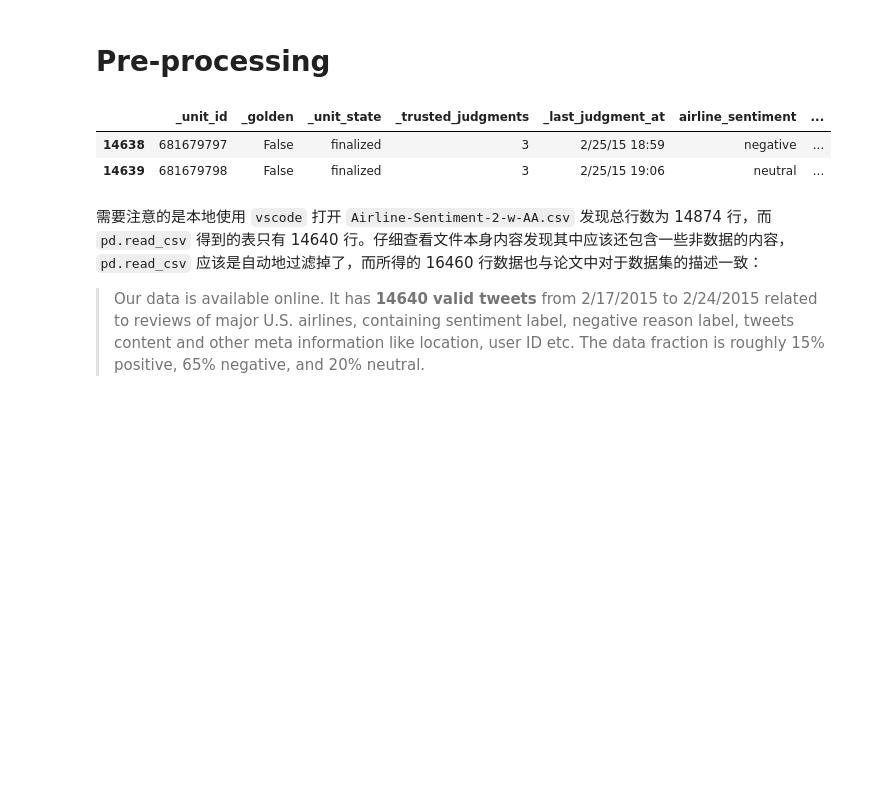
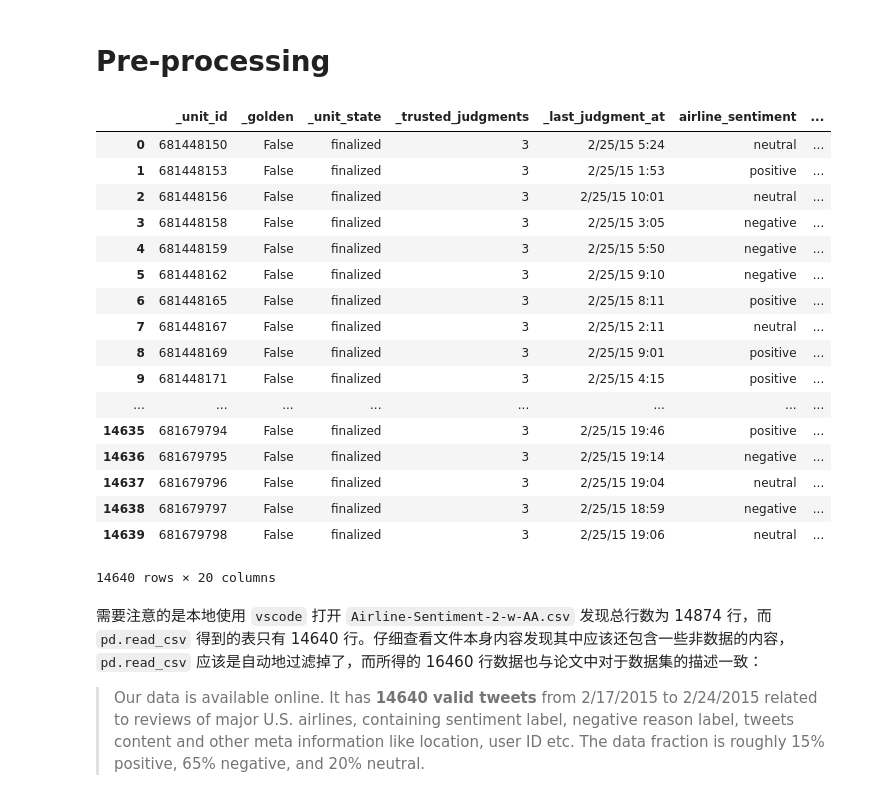
Before and after one commit to RQTN/2019-SYSU-DM, a Jupyter notebook: DM-Final/preprocess.ipynb, the cells around one changed output. Drawn from its saved outputs; the diff is of its cells as text; code cells hidden in the pictures; blank space fills up the shorter version.

```diff
--- a/DM-Final/preprocess.ipynb
+++ b/DM-Final/preprocess.ipynb
@@ -7,11 +7,26 @@ import pandas as pd
 file_path = './Airline-Sentiment-2-w-AA.csv'
 # %%
 all_data = pd.read_csv(file_path, encoding='iso-8859-2')
-all_data[-2:]
+all_data
 # %% [output]
 |  | _unit_id | _golden | _unit_state | _trusted_judgments | _last_judgment_at | airline_sentiment | ... |
+| 0 | 681448150 | False | finalized | 3 | 2/25/15 5:24 | neutral | ... |
+| 1 | 681448153 | False | finalized | 3 | 2/25/15 1:53 | positive | ... |
+| 2 | 681448156 | False | finalized | 3 | 2/25/15 10:01 | neutral | ... |
+| 3 | 681448158 | False | finalized | 3 | 2/25/15 3:05 | negative | ... |
+| 4 | 681448159 | False | finalized | 3 | 2/25/15 5:50 | negative | ... |
+| 5 | 681448162 | False | finalized | 3 | 2/25/15 9:10 | negative | ... |
+| 6 | 681448165 | False | finalized | 3 | 2/25/15 8:11 | positive | ... |
+| 7 | 681448167 | False | finalized | 3 | 2/25/15 2:11 | neutral | ... |
+| 8 | 681448169 | False | finalized | 3 | 2/25/15 9:01 | positive | ... |
+| 9 | 681448171 | False | finalized | 3 | 2/25/15 4:15 | positive | ... |
+| ... | ... | ... | ... | ... | ... | ... | ... |
+| 14635 | 681679794 | False | finalized | 3 | 2/25/15 19:46 | positive | ... |
+| 14636 | 681679795 | False | finalized | 3 | 2/25/15 19:14 | negative | ... |
+| 14637 | 681679796 | False | finalized | 3 | 2/25/15 19:04 | neutral | ... |
 | 14638 | 681679797 | False | finalized | 3 | 2/25/15 18:59 | negative | ... |
 | 14639 | 681679798 | False | finalized | 3 | 2/25/15 19:06 | neutral | ... |
+14640 rows × 20 columns
 # %% [markdown]
 需要注意的是本地使用 `vscode` 打开 `Airline-Sentiment-2-w-AA.csv` 发现总行数为 14874 行，而 `pd.read_csv` 得到的表只有 14640 行。仔细查看文件本身内容发现其中应该还包含一些非数据的内容，`pd.read_csv` 应该是自动地过滤掉了，而所得的 16460 行数据也与论文中对于数据集的描述一致：
 > Our data is available online. It has **14640 valid tweets** from 2/17/2015 to 2/24/2015 related to reviews of major U.S. airlines, containing sentiment label, negative reason label, tweets content and other meta information like location, user ID etc. The data fraction is roughly 15% positive, 65% negative, and 20% neutral.
```
Also changed, not shown: parts of 9 cells of this notebook, 5 other files.
